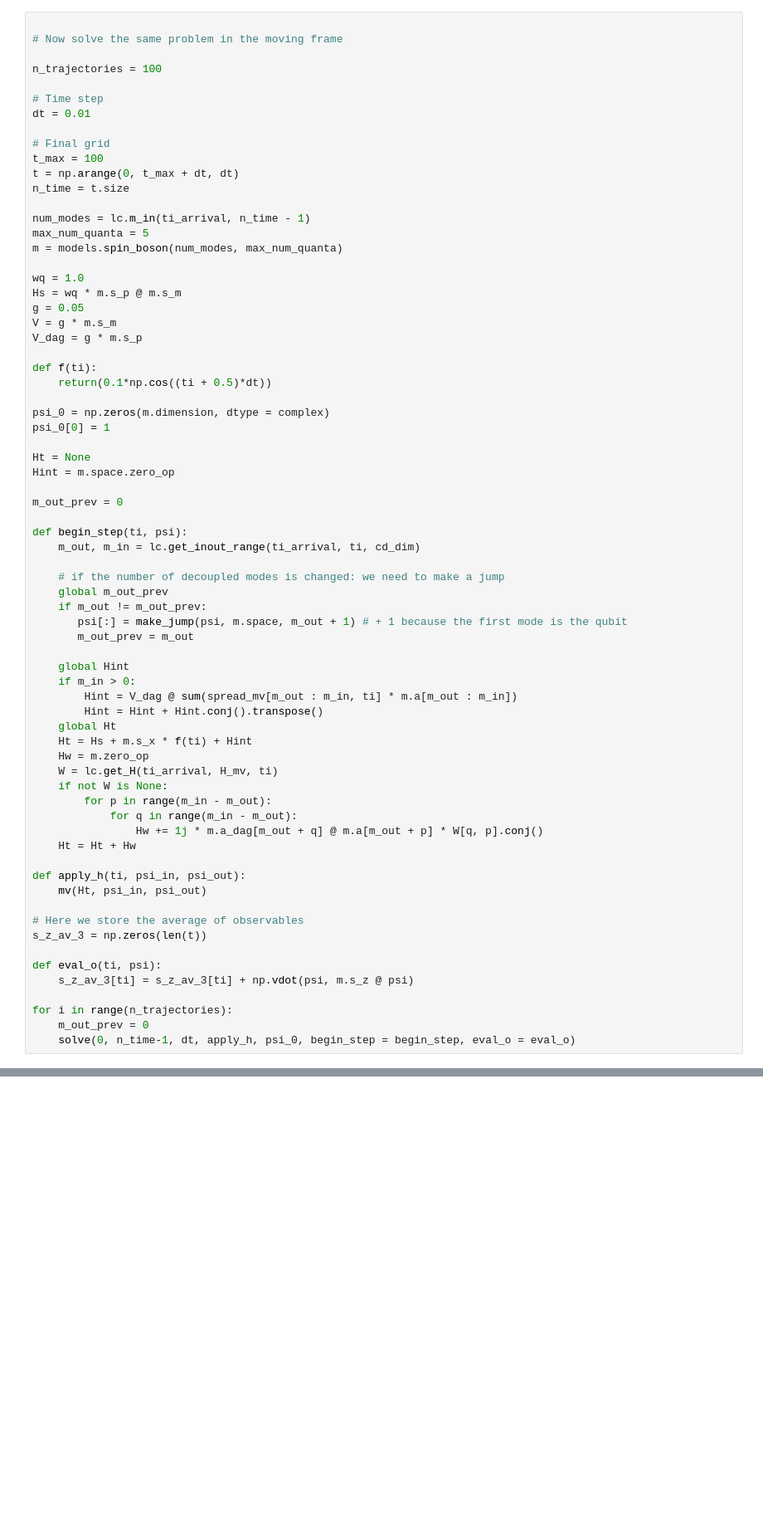
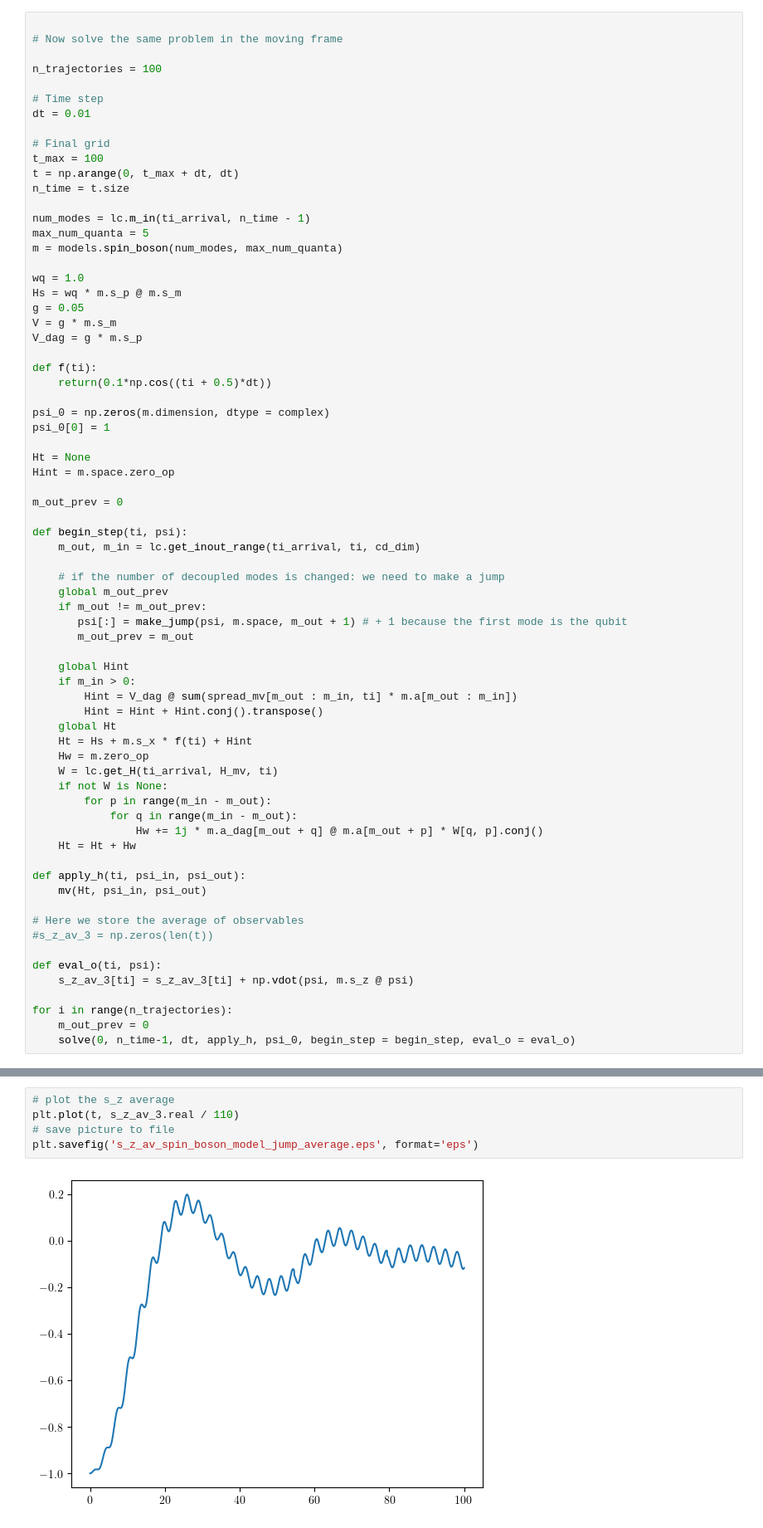
Before and after one commit to evgenii-poliakoff/lightcones, a Jupyter notebook: tutorials/quantum_jumps.ipynb, the cells around one changed output, grey strips where cells are left out. Shown at 83% size. Cells and saved outputs as stored; diff of their text form; blank space fills up the shorter version.

Commit message:
jumps

```diff
--- a/tutorials/quantum_jumps.ipynb
+++ b/tutorials/quantum_jumps.ipynb
@@ -172,7 +178,7 @@ def apply_h(ti, psi_in, psi_out):
     mv(Ht, psi_in, psi_out)
 
 # Here we store the average of observables
-s_z_av_3 = np.zeros(len(t))
+#s_z_av_3 = np.zeros(len(t))
 
 def eval_o(ti, psi):
     s_z_av_3[ti] = s_z_av_3[ti] + np.vdot(psi, m.s_z @ psi)
@@ -186,0 +191,7 @@ KeyboardInterrupt:
+# %%
+# plot the s_z average
+plt.plot(t, s_z_av_3.real / 110)
+# save picture to file
+plt.savefig('s_z_av_spin_boson_model_jump_average.eps', format='eps')
+# %% [output]
+[figure, added]
```
Also changed, not shown: parts of 5 cells of this notebook.
